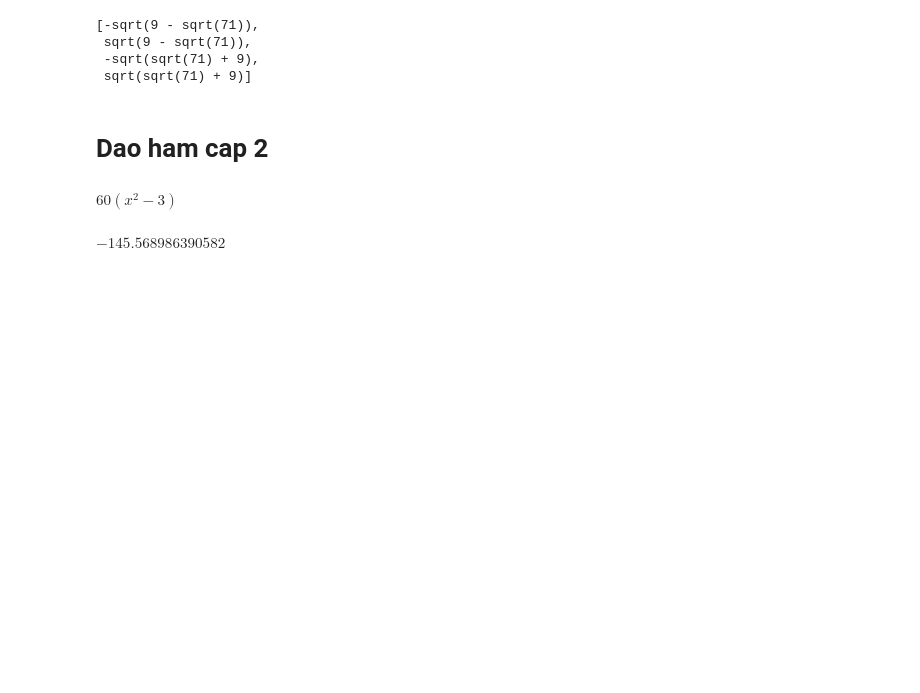
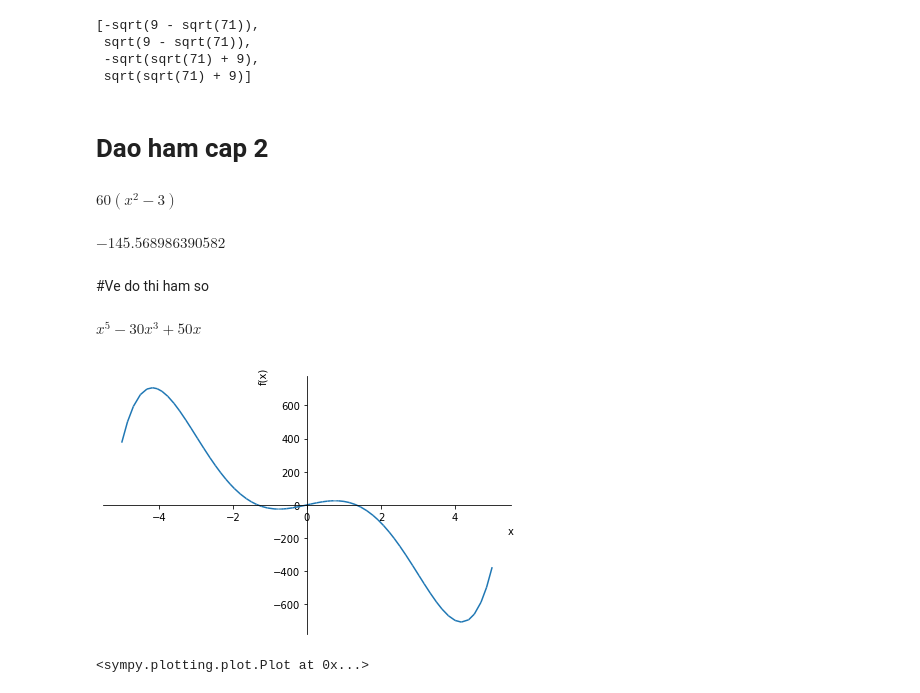
Before and after one commit to huynhhoc/ThuchanhToanCC, a Jupyter notebook: Chuong2.ipynb, the cells around one changed output. Drawn from its saved outputs; the diff is of its cells as text; code cells hidden in the pictures; blank space fills up the shorter version.

```diff
--- a/Chuong2.ipynb
+++ b/Chuong2.ipynb
@@ -173,3 +173,5 @@ $\displaystyle 60 \left(x^{2} - 3\right)$
  d2.subs({x:B}).evalf()
 # %% [output]
 $\displaystyle -145.568986390582$
+# %% [markdown]
+#Ve do thi ham so
@@ -175,0 +180,9 @@ $\displaystyle -145.568986390582$
+# %%
+f
+# %% [output]
+$\displaystyle x^{5} - 30 x^{3} + 50 x$
+# %%
+ sympy.plot(f, (x, -5, 5))
+# %% [output]
+[figure, added]
+<sympy.plotting.plot.Plot at 0x...>
```
Also changed, not shown: parts of 1 cell of this notebook.
